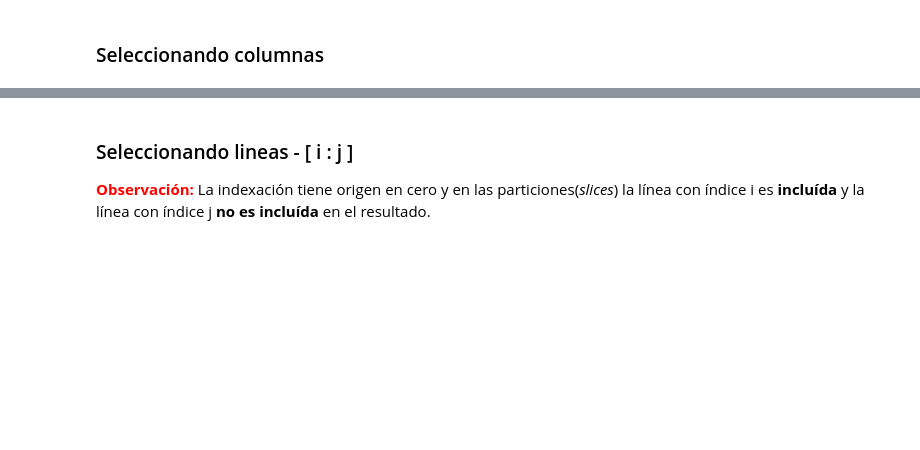
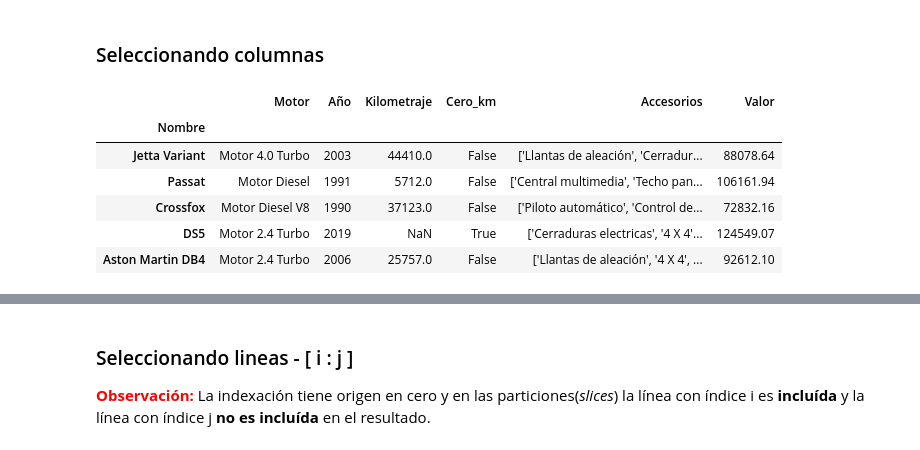
Before and after one commit to MatiasRuizSilva/Python-for-Data-Science, a Jupyter notebook: Python_para_Data_Science_Pandas.ipynb, the cells around one changed output, grey strips where cells are left out. Cells and saved outputs as stored; diff of their text form; code cells hidden in the pictures; blank space fills up the shorter version.

```diff
--- a/Python_para_Data_Science_Pandas.ipynb
+++ b/Python_para_Data_Science_Pandas.ipynb
@@ -834,3 +834,13 @@ dataset
 # 5.2 Selecciones con DataFrames
 # %% [markdown]
 ### Seleccionando columnas
+# %%
+dataset.head()
+# %% [output]
+|  | Motor | Año | Kilometraje | Cero_km | Accesorios | Valor |
+| Nombre |  |  |  |  |  |  |
+| Jetta Variant | Motor 4.0 Turbo | 2003 | 44410.0 | False | ['Llantas de aleación', 'Cerradur... | 88078.64 |
+| Passat | Motor Diesel | 1991 | 5712.0 | False | ['Central multimedia', 'Techo pan... | 106161.94 |
+| Crossfox | Motor Diesel V8 | 1990 | 37123.0 | False | ['Piloto automático', 'Control de... | 72832.16 |
+| DS5 | Motor 2.4 Turbo | 2019 | NaN | True | ['Cerraduras electricas', '4 X 4'... | 124549.07 |
+| Aston Martin DB4 | Motor 2.4 Turbo | 2006 | 25757.0 | False | ['Llantas de aleación', '4 X 4', ... | 92612.10 |
```
Also changed, not shown: parts of 17 cells of this notebook.
